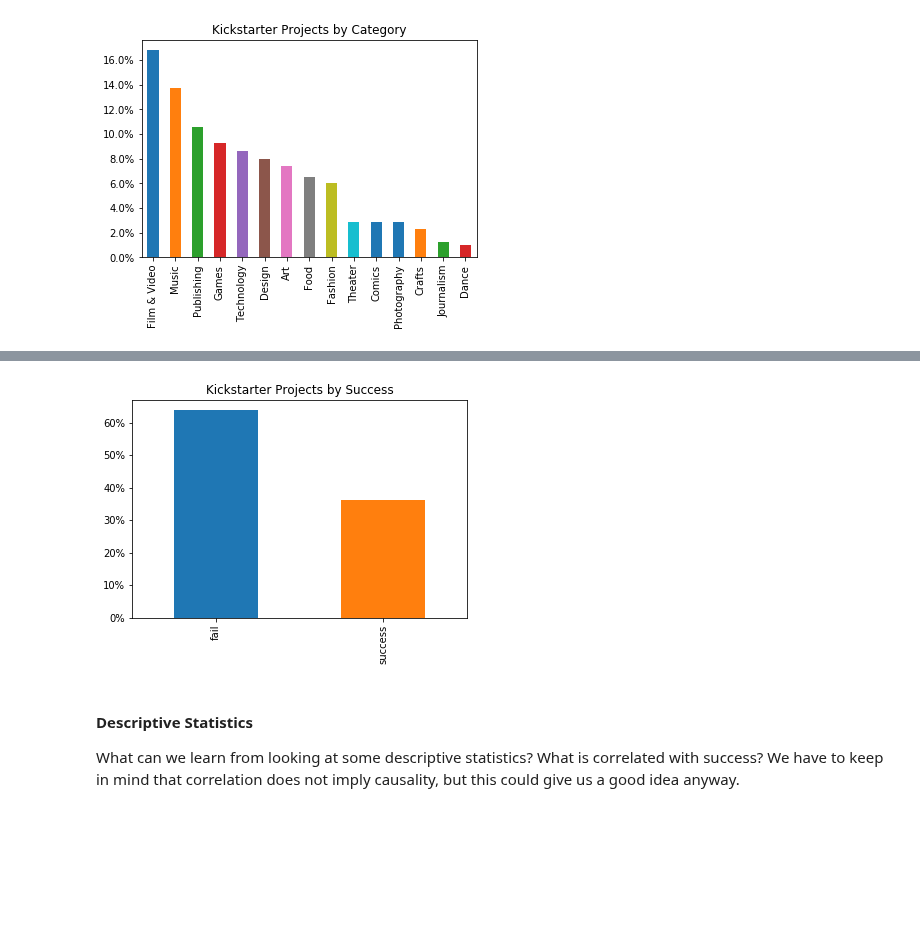
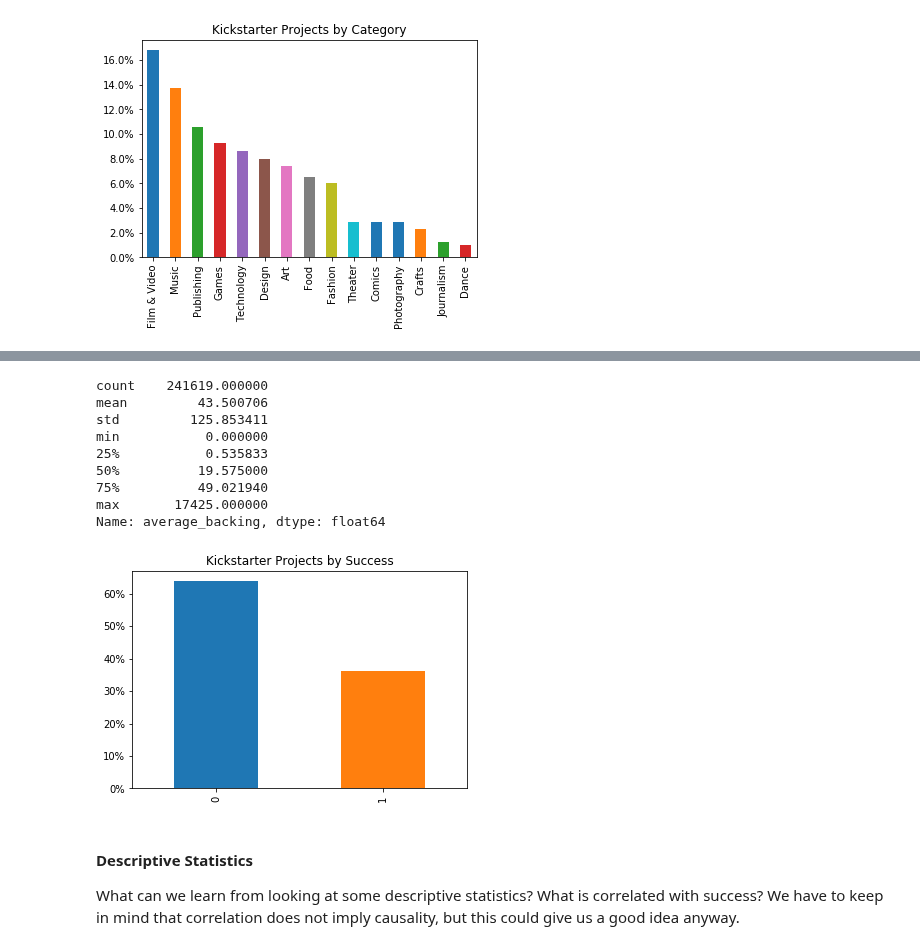
Before and after one commit to mkucz95/kickstarter_data, a Jupyter notebook: kickstarter_data.ipynb, the cells around one changed output, grey strips where cells are left out. Cells and saved outputs as stored; diff of their text form; code cells hidden in the pictures; blank space fills up the shorter version.

```diff
--- a/kickstarter_data.ipynb
+++ b/kickstarter_data.ipynb
@@ -143,7 +163,10 @@ Name: success, dtype: float64
 df['duration'] = (df.deadline - df.launched).astype('timedelta64[h]')
 # %%
 #one hot encode categorical variables, dropping unneeded variables
-df_encoded = pd.get_dummies(df.drop(labels=['name', 'launched', 'deadline', 'state','category', 'currency', 'usd pledged', 'pledged', 'ID', 'goal'], axis=1), columns=['main_category', 'country'])
+df_encoded = pd.get_dummies(df.drop(labels=['name', 'launched', 'deadline', 'state',
+                                            'category', 'currency', 'usd pledged', 'pledged',
+                                            'ID', 'goal'], axis=1),
+                            columns=['main_category', 'country'])
 # %%
 #add a variable that shows average pledge for each project
 df_encoded['average_backing'] = (df_encoded['usd_pledged_real']/(df_encoded['backers']+1))
@@ -152,2 +175,13 @@ df_encoded['average_backing'] = (df_encoded['usd_pledged_real']/(df_encoded['bac
 I want to start off by understanding the data that underlies Kickstarter projects. This includes things like places of origin, predominant categories, durations, goals etc.
+# %%
+def percent_plot(data, title):
+    '''
+    INPUT: data- data of which to graph distribution
+            title- graph title
+    OUTPUT: Distribution of Data by Percentage Points
+    '''
+    ax = data.plot(kind='bar')
+    plt.title(title)
+    ax.yaxis.set_major_formatter(PercentFormatter())
+    plt.show();
 # %%
@@ -179,10 +277,20 @@ The above is quite interesting as it shows us the median fundraising goal is 5,2
+# %%
+df_encoded[df_encoded.success==0].average_backing.describe()
+# %% [output]
+count    241619.000000
+mean         43.500706
+std         125.853411
+min           0.000000
+25%           0.535833
+50%          19.575000
+75%          49.021940
+max       17425.000000
+Name: average_backing, dtype: float64
 # %%
-ax = (df_encoded.success.value_counts()/df.shape[0]*100).plot(kind='bar')
-plt.title("Kickstarter Projects by Success")
-ax.yaxis.set_major_formatter(PercentFormatter())
-plt.xticks([0,1], ['fail', 'success']);
+percent_plot((df_encoded.success.value_counts()/df.shape[0]*100),
+             "Kickstarter Projects by Success")
 # %% [output]
-[figure, old version]
+[figure, new version]
 # %% [markdown]
 #### Descriptive Statistics
 What can we learn from looking at some descriptive statistics?
```
Also changed, not shown: parts of 27 cells of this notebook, 1 other file.
